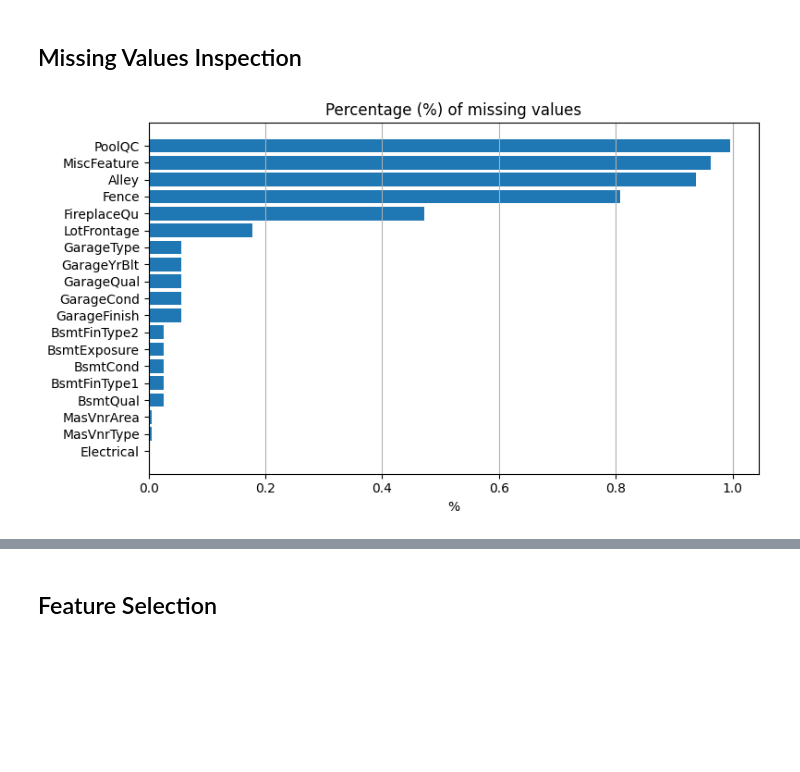
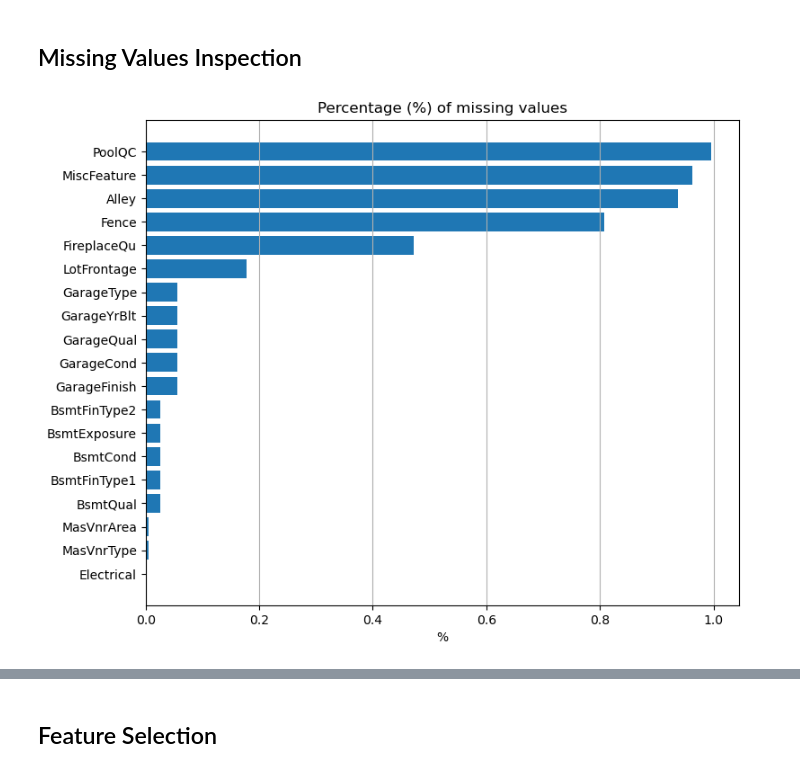
Before and after one commit to HelloSunPKU2023/Kaggle, a Jupyter notebook: HousePrice/HousePrice.ipynb, the cells around one changed output, grey strips where cells are left out. Drawn from its saved outputs; the diff is of its cells as text; code cells hidden in the pictures; blank space fills up the shorter version.

```diff
--- a/HousePrice/HousePrice.ipynb
+++ b/HousePrice/HousePrice.ipynb
@@ -103,19 +110,19 @@ shape of X is (1460, 79), shape of y is (1460,)
 # %%
 #filter all the features with missing values
 feature_null= X.isnull().mean().sort_values(ascending = False)
 feature_null=feature_null[feature_null>0]
 
 # visualize
-plt.figure(figsize=(8, feature_null.shape[0]/4))
+plt.figure(figsize=(8, feature_null.shape[0]/3))
 feature_ranks = range(len(feature_null))
 bar = plt.barh(feature_null.index, feature_null.values, label=[str(x) for x in feature_ranks])
 plt.gca().invert_yaxis()
 plt.xlabel('%')
 plt.title("Percentage (%) of missing values")
 plt.tight_layout()
 plt.grid(axis='x')
 plt.show()
 
 # features have large % of missing values should be considerred DROP
 # %% [output]
-[figure, old version]
+[figure, new version]
```
Also changed, not shown: parts of 28 cells of this notebook.
